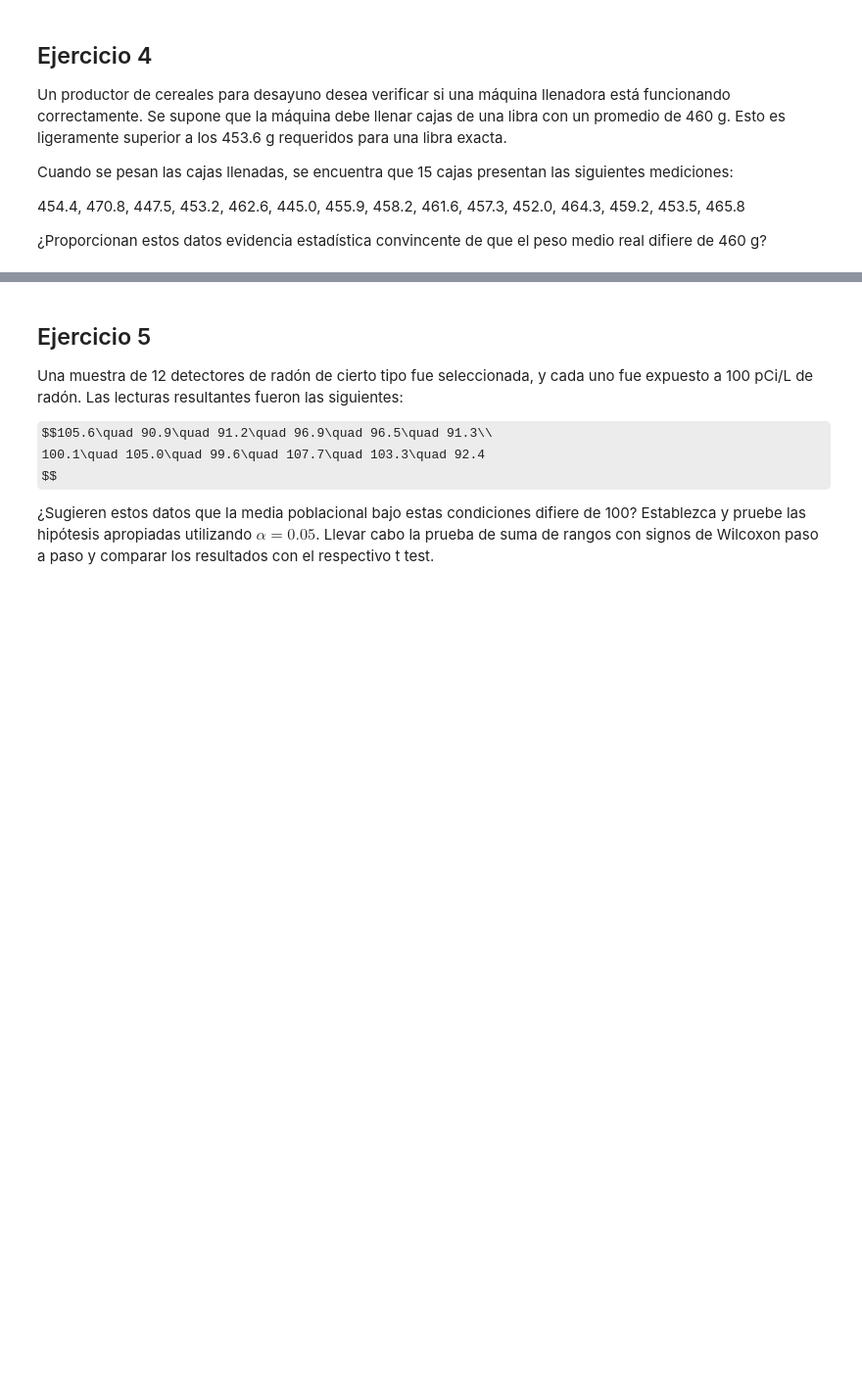
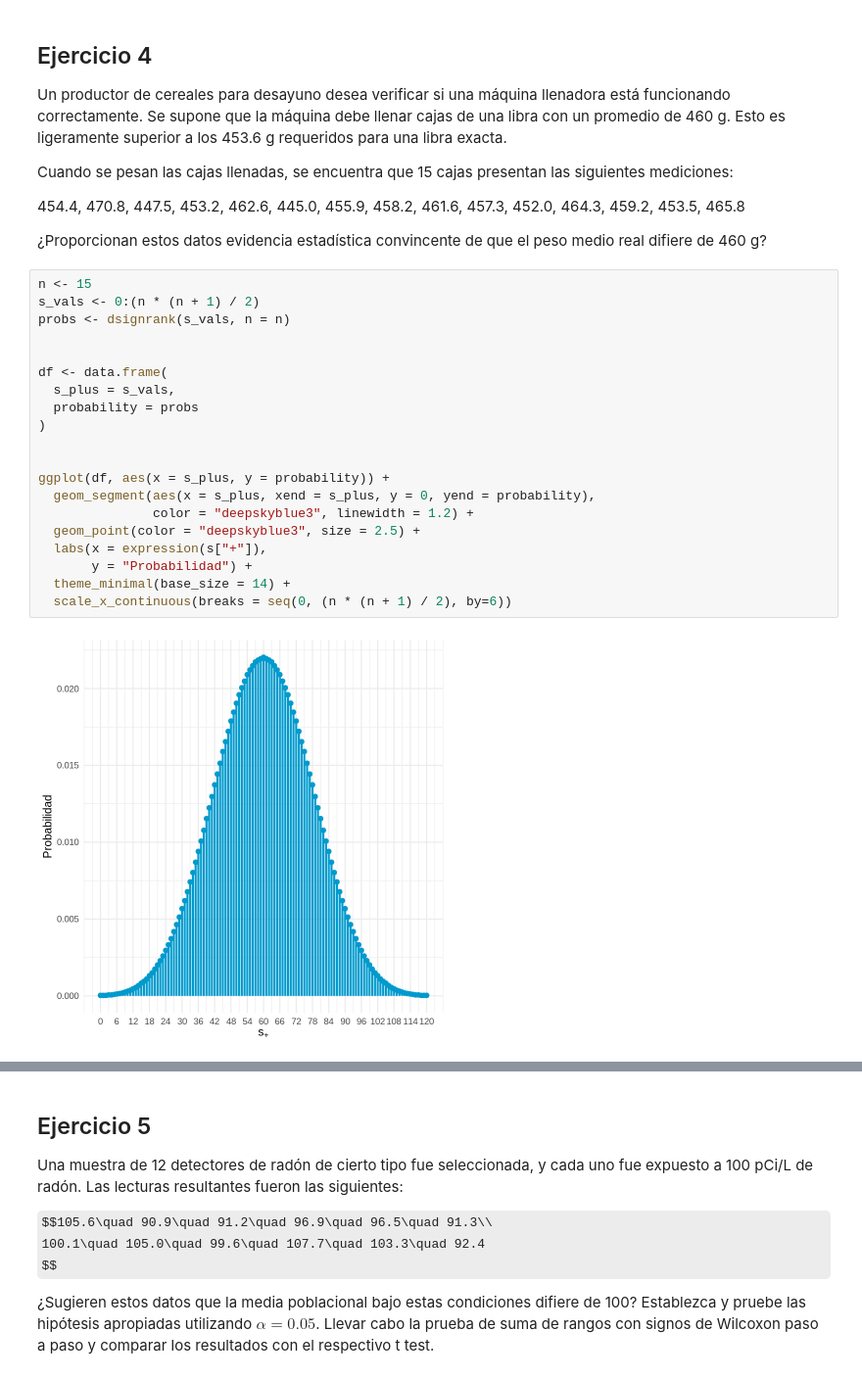
Before and after one commit to caromsa/neumonia_identificationxrays_cnn, a Jupyter notebook: Tarea_1.ipynb, the cells around one changed output, grey strips where cells are left out. Shown at 98% size. Cells and saved outputs as stored; diff of their text form; some formulas as TeX source; blank space fills up the shorter version.

```diff
--- a/Tarea_1.ipynb
+++ b/Tarea_1.ipynb
@@ -121,3 +174,25 @@ Cuando se pesan las cajas llenadas, se encuentra que 15 cajas presentan las sigu
 461.6,	457.3,	452.0,	464.3,	459.2,	453.5,	465.8
 
 ¿Proporcionan estos datos evidencia estadística convincente de que el peso medio real difiere de 460 g?
+# %%
+n <- 15
+s_vals <- 0:(n * (n + 1) / 2)
+probs <- dsignrank(s_vals, n = n)
+
+
+df <- data.frame(
+  s_plus = s_vals,
+  probability = probs
+)
+
+
+ggplot(df, aes(x = s_plus, y = probability)) +
+  geom_segment(aes(x = s_plus, xend = s_plus, y = 0, yend = probability),
+               color = "deepskyblue3", linewidth = 1.2) +
+  geom_point(color = "deepskyblue3", size = 2.5) +
+  labs(x = expression(s["+"]),
+       y = "Probabilidad") +
+  theme_minimal(base_size = 14) +
+  scale_x_continuous(breaks = seq(0, (n * (n + 1) / 2), by=6))
+# %% [output]
+[figure, added]
```
Also changed, not shown: parts of 11 cells of this notebook.
